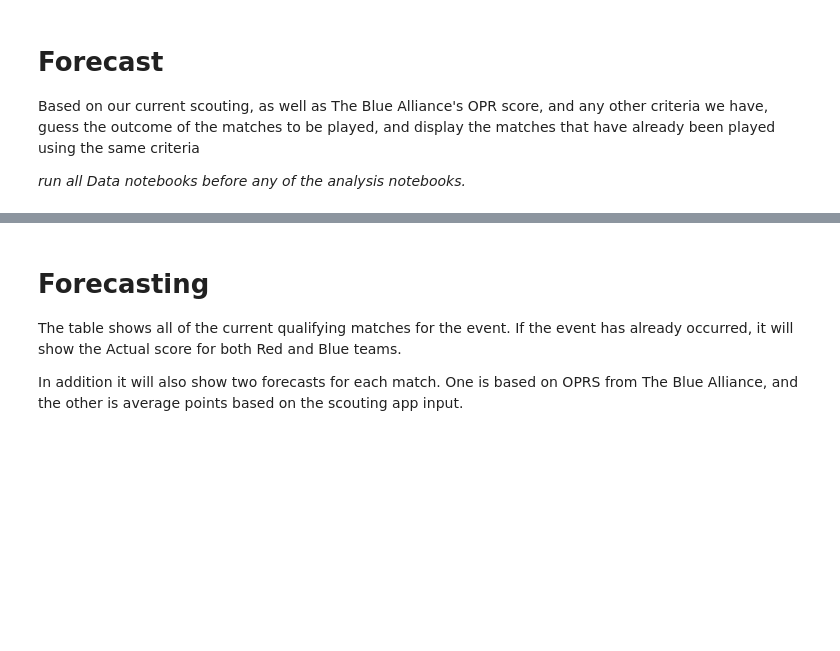
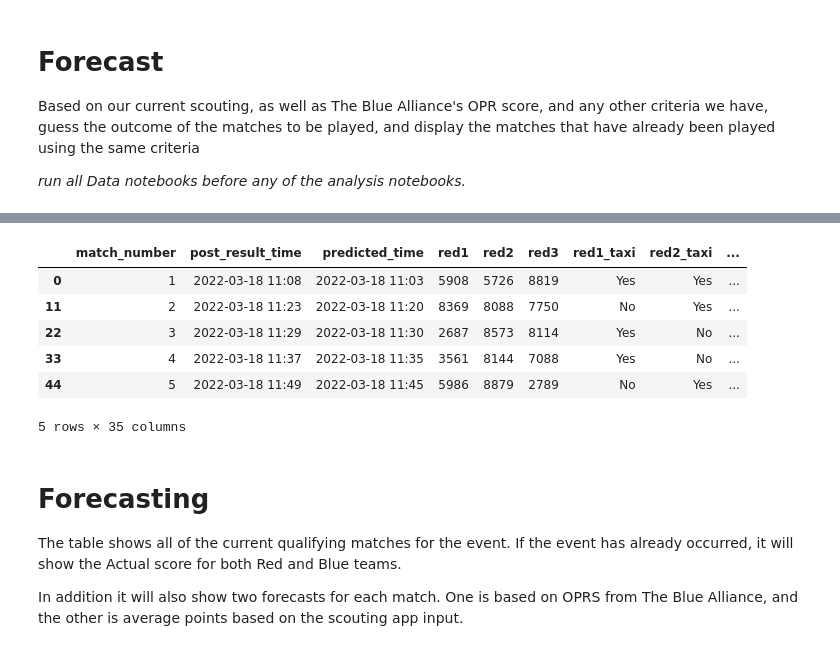
Before and after one commit to caseyjbrotherton/Scouting2022, a Jupyter notebook: Forecast_Analysis.ipynb, the cells around one changed output, grey strips where cells are left out. Saved outputs shown, nothing was run; the diff lists cells and outputs as text; code cells hidden in the pictures; blank space fills up the shorter version.

```diff
--- a/Forecast_Analysis.ipynb
+++ b/Forecast_Analysis.ipynb
@@ -48,0 +30,5 @@ tba_matches.sort_values(by='match_number',inplace=True)
+# %%
+# Without index_col=0, pandas will create a new, made up index for each line read from the csv.
+tba_matches = pd.read_csv('./data/tba_matches.csv',index_col=0)
+team_summary = pd.read_csv('./data/team_summary.csv',index_col=0)
+team_summary.set_index('team',inplace=True)
@@ -48,0 +45,10 @@ tba_matches.sort_values(by='match_number',inplace=True)
+# %%
+tba_matches.head()
+# %% [output]
+|  | match_number | post_result_time | predicted_time | red1 | red2 | red3 | red1_taxi | red2_taxi | ... |
+| 0 | 1 | 2022-03-18 11:08 | 2022-03-18 11:03 | 5908 | 5726 | 8819 | Yes | Yes | ... |
+| 11 | 2 | 2022-03-18 11:23 | 2022-03-18 11:20 | 8369 | 8088 | 7750 | No | Yes | ... |
+| 22 | 3 | 2022-03-18 11:29 | 2022-03-18 11:30 | 2687 | 8573 | 8114 | Yes | No | ... |
+| 33 | 4 | 2022-03-18 11:37 | 2022-03-18 11:35 | 3561 | 8144 | 7088 | Yes | No | ... |
+| 44 | 5 | 2022-03-18 11:49 | 2022-03-18 11:45 | 5986 | 8879 | 2789 | No | Yes | ... |
+5 rows × 35 columns
```
Also changed, not shown: parts of 4 cells of this notebook, 6 other files.
